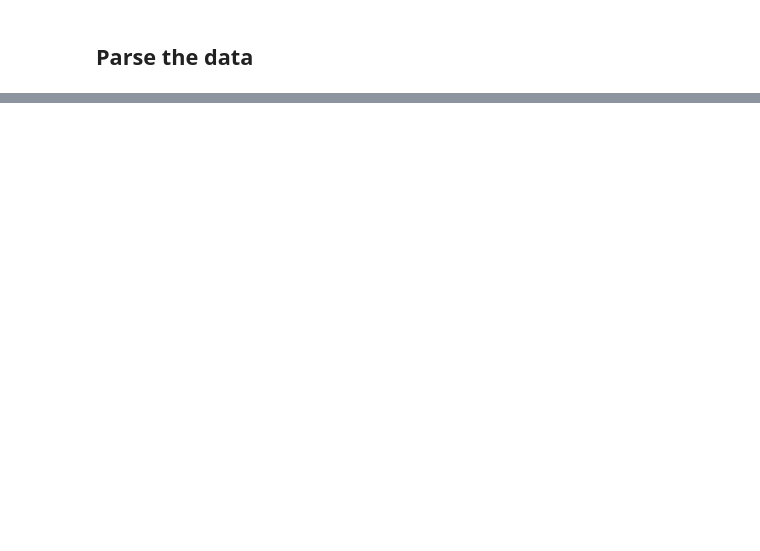
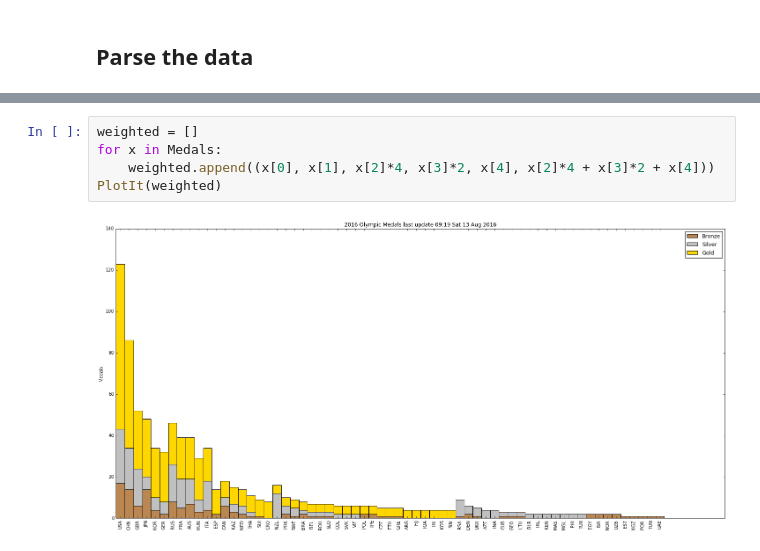
Before and after one commit to GadgetSteve/Olympics2016, a Jupyter notebook: Medals_2016_mpl.ipynb, the cells around one changed output, grey strips where cells are left out. Saved outputs shown, nothing was run; the diff lists cells and outputs as text; blank space fills up the shorter version.

Commit message:
Added weighted and by teams size

```diff
--- a/Medals_2016_mpl.ipynb
+++ b/Medals_2016_mpl.ipynb
@@ -81,0 +99,7 @@ plt.show()
+# %%
+weighted = []
+for x in Medals:
+    weighted.append((x[0], x[1], x[2]*4, x[3]*2, x[4], x[2]*4 + x[3]*2 + x[4]))
+PlotIt(weighted)
+# %% [output]
+[figure, added]
```
Also changed, not shown: parts of 7 cells of this notebook.
